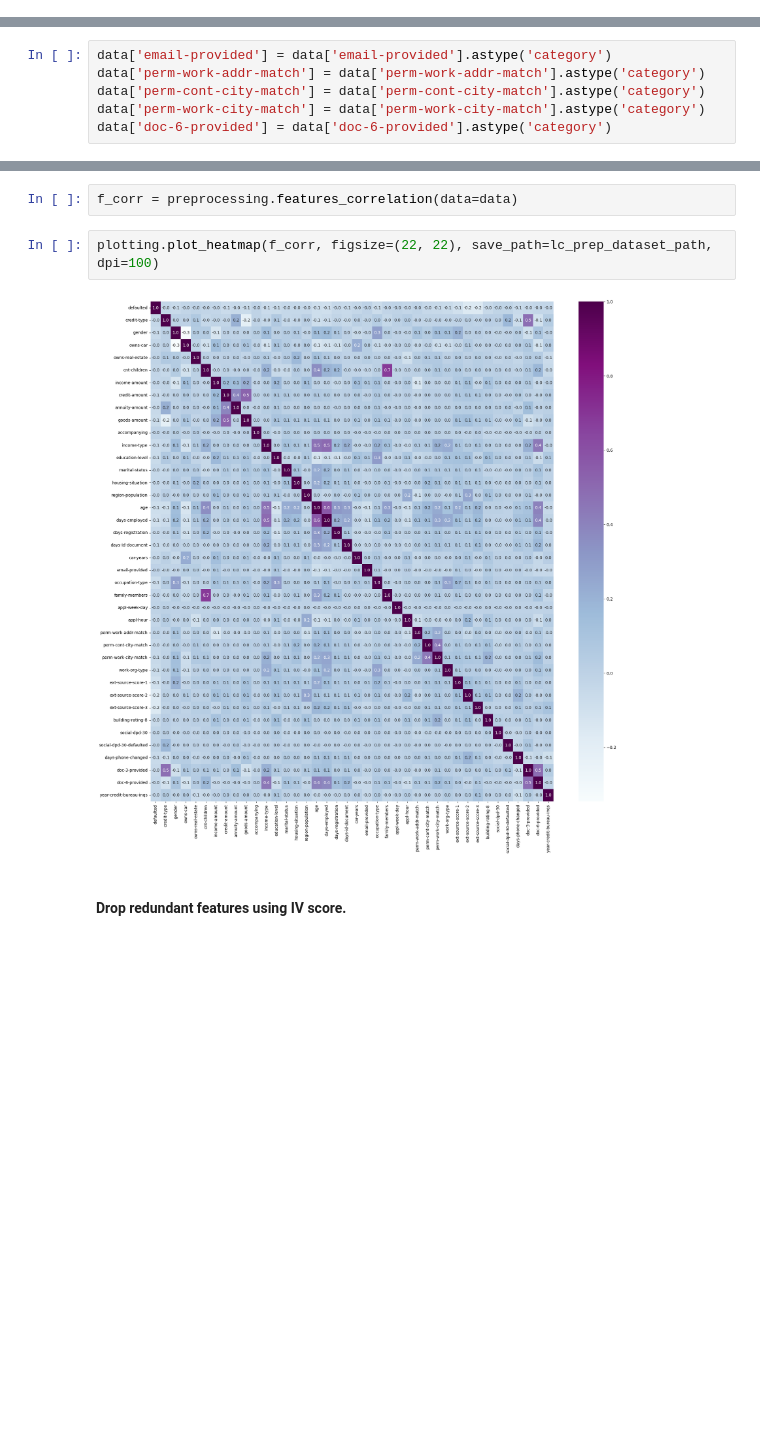
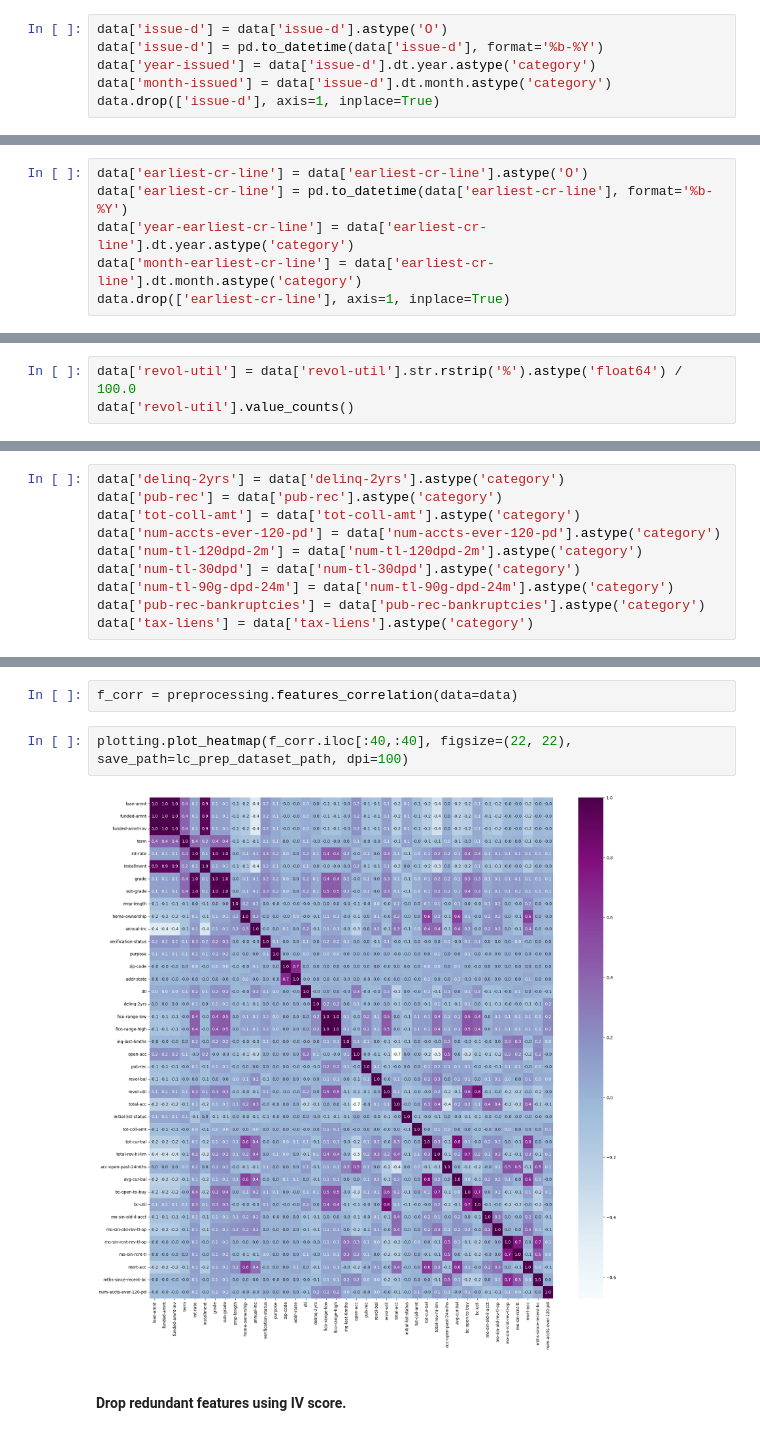
Before and after one commit to MarcoParola/credit_scoring_benchmark, a Jupyter notebook: notebooks/preprocessing/lc.ipynb, the cells around one changed output, grey strips where cells are left out. Cells and saved outputs as stored; diff of their text form; blank space fills up the shorter version.

Commit message:
Finish pre-processing LC dataset.

```diff
--- a/notebooks/preprocessing/lc.ipynb
+++ b/notebooks/preprocessing/lc.ipynb
@@ -141,0 +317,6 @@ plotting.plot_hist(labels, values, '', 'Features', 'Missing values', figsize=(12
+# %%
+data['issue-d'] = data['issue-d'].astype('O')
+data['issue-d'] = pd.to_datetime(data['issue-d'], format='%b-%Y')
+data['year-issued'] = data['issue-d'].dt.year.astype('category')
+data['month-issued'] = data['issue-d'].dt.month.astype('category')
+data.drop(['issue-d'], axis=1, inplace=True)
@@ -141,0 +425,6 @@ plotting.plot_hist(labels, values, '', 'Features', 'Missing values', figsize=(12
+# %%
+data['earliest-cr-line'] = data['earliest-cr-line'].astype('O')
+data['earliest-cr-line'] = pd.to_datetime(data['earliest-cr-line'], format='%b-%Y')
+data['year-earliest-cr-line'] = data['earliest-cr-line'].dt.year.astype('category')
+data['month-earliest-cr-line'] = data['earliest-cr-line'].dt.month.astype('category')
+data.drop(['earliest-cr-line'], axis=1, inplace=True)
@@ -141,0 +477,3 @@ plotting.plot_hist(labels, values, '', 'Features', 'Missing values', figsize=(12
+# %%
+data['revol-util'] = data['revol-util'].str.rstrip('%').astype('float64') / 100.0
+data['revol-util'].value_counts()
@@ -142,11 +499,15 @@ plotting.plot_hist(labels, values, '', 'Features', 'Missing values', figsize=(12
 # %% [markdown]
 #### Fix features for which binning returns (-inf, inf).
 # %%
-data['email-provided'] = data['email-provided'].astype('category')
-data['perm-work-addr-match'] = data['perm-work-addr-match'].astype('category')
-data['perm-cont-city-match'] = data['perm-cont-city-match'].astype('category')
-data['perm-work-city-match'] = data['perm-work-city-match'].astype('category')
-data['doc-6-provided'] = data['doc-6-provided'].astype('category')
+data['delinq-2yrs'] = data['delinq-2yrs'].astype('category')
+data['pub-rec'] = data['pub-rec'].astype('category')
+data['tot-coll-amt'] = data['tot-coll-amt'].astype('category')
+data['num-accts-ever-120-pd'] = data['num-accts-ever-120-pd'].astype('category')
+data['num-tl-120dpd-2m'] = data['num-tl-120dpd-2m'].astype('category')
+data['num-tl-30dpd'] = data['num-tl-30dpd'].astype('category')
+data['num-tl-90g-dpd-24m'] = data['num-tl-90g-dpd-24m'].astype('category')
+data['pub-rec-bankruptcies'] = data['pub-rec-bankruptcies'].astype('category')
+data['tax-liens'] = data['tax-liens'].astype('category')
 # %% [markdown]
 #### Apply optimal binninf and WoE.
 # %%
@@ -220,9 +579,9 @@ plotting.plot_features_scores(list(features_scores.keys()), list(features_scores
 # %%
 f_corr = preprocessing.features_correlation(data=data)
 # %%
-plotting.plot_heatmap(f_corr, figsize=(22, 22), save_path=lc_prep_dataset_path, dpi=100)
+plotting.plot_heatmap(f_corr.iloc[:40,:40], figsize=(22, 22), save_path=lc_prep_dataset_path, dpi=100)
 # %% [output]
-[figure, old version]
+[figure, new version]
 # %% [markdown]
 #### Drop redundant features using IV score.
 # %%
```
Also changed, not shown: parts of 49 cells of this notebook, 2 other files.
